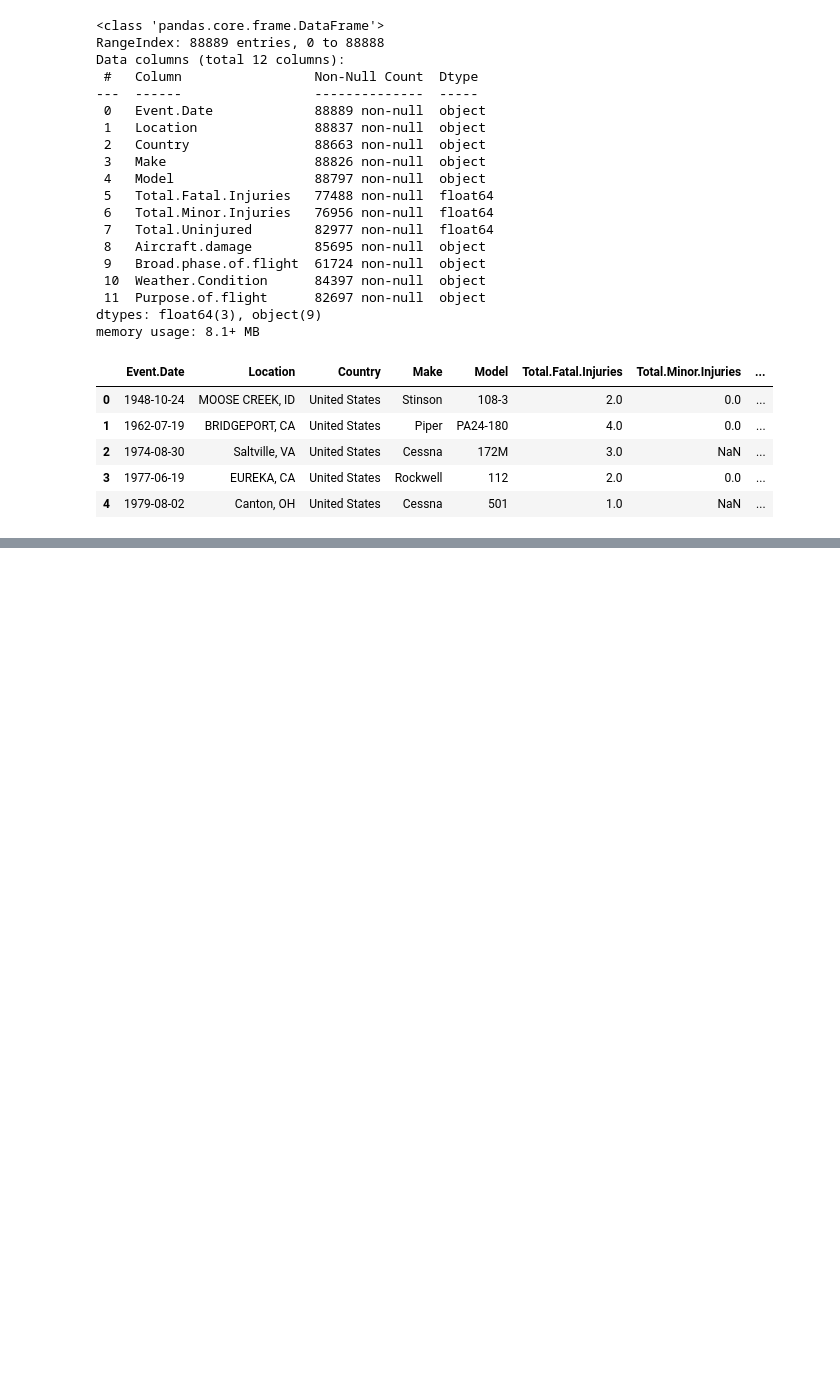
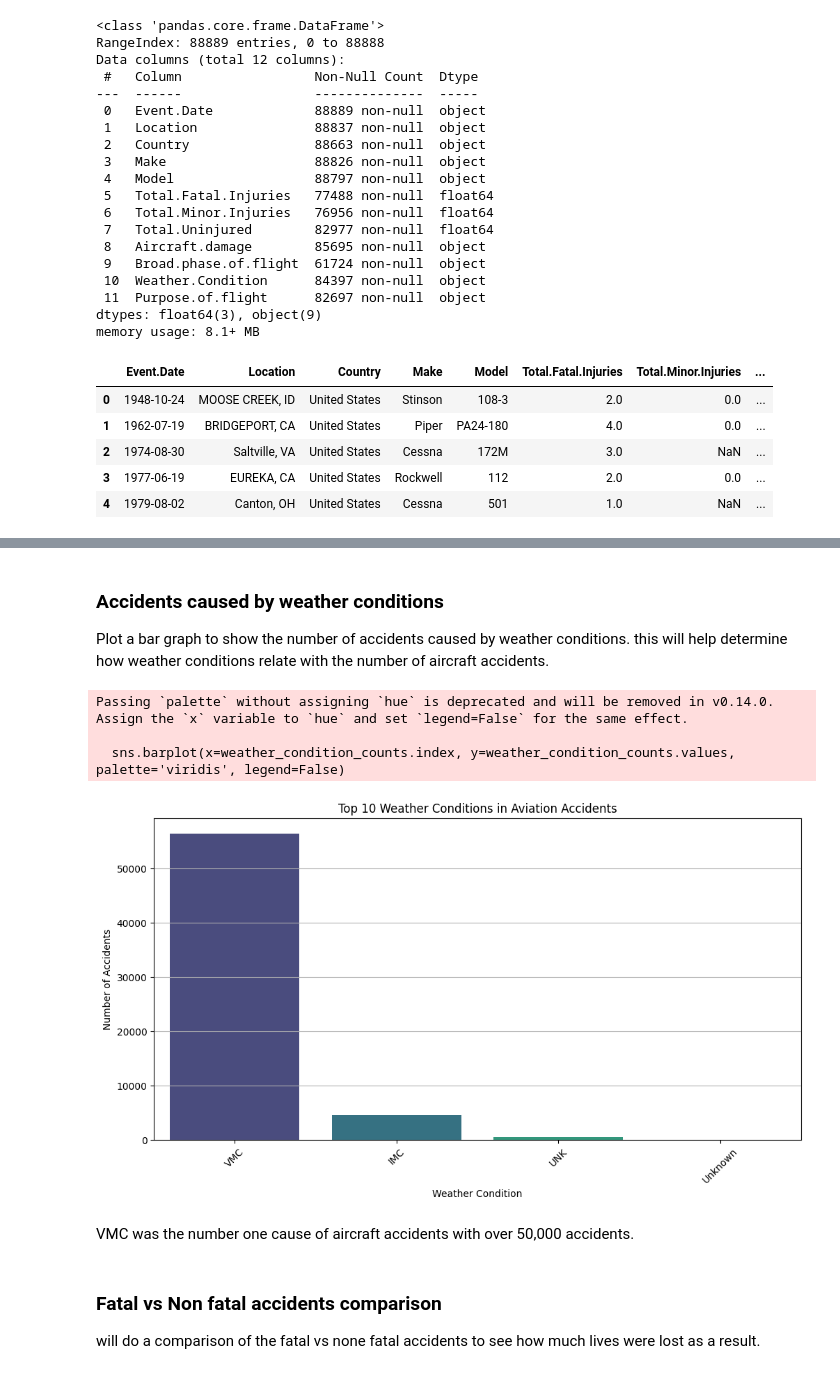
Before and after one commit to Amoitw/Aircraft_Accidents_Analysis_Project, a Jupyter notebook: Aircraft_Accidents_Analysis.ipynb, the cells around one changed output, grey strips where cells are left out. Cells and saved outputs as stored; diff of their text form; code cells hidden in the pictures; blank space fills up the shorter version.

```diff
--- a/Aircraft_Accidents_Analysis.ipynb
+++ b/Aircraft_Accidents_Analysis.ipynb
@@ -221,0 +351,28 @@ Aviation_Analysisdf['Country'].fillna('Unknown', inplace=True)
+# %% [markdown]
+### Accidents caused by weather conditions
+Plot a bar graph to show the number of accidents caused by weather conditions. this will help determine how weather conditions relate with the number of aircraft accidents.
+# %%
+#grouping data by weather condition and counting the number of accidents
+weather_condition_counts = Aviation_Analysisdf['Weather.Condition'].value_counts().head(10)
+# %%
+#Bar plot for accidents by weather condition
+plt.figure(figsize=(12, 6))
+sns.barplot(x=weather_condition_counts.index, y=weather_condition_counts.values, palette='viridis', legend=False)
+# Adding labels and title
+plt.title('Top 10 Weather Conditions in Aviation Accidents')
+plt.xlabel('Weather Condition')
+plt.ylabel('Number of Accidents')
+plt.xticks(rotation=45)
+plt.grid(axis='y')
+plt.savefig('weather_conditions_accidents.png', bbox_inches='tight')
+plt.show()
+# %% [output]
+Passing `palette` without assigning `hue` is deprecated and will be removed in v0.14.0. Assign the `x` variable to `hue` and set `legend=False` for the same effect.
+
+  sns.barplot(x=weather_condition_counts.index, y=weather_condition_counts.values, palette='viridis', legend=False)
+[figure, added]
+# %% [markdown]
+VMC was the number one cause of aircraft accidents with over 50,000 accidents.
+# %% [markdown]
+### Fatal vs Non fatal accidents comparison
+will do a comparison of the fatal vs none fatal accidents to see how much lives were lost as a result.
```
Also changed, not shown: parts of 33 cells of this notebook, 9 other files.
